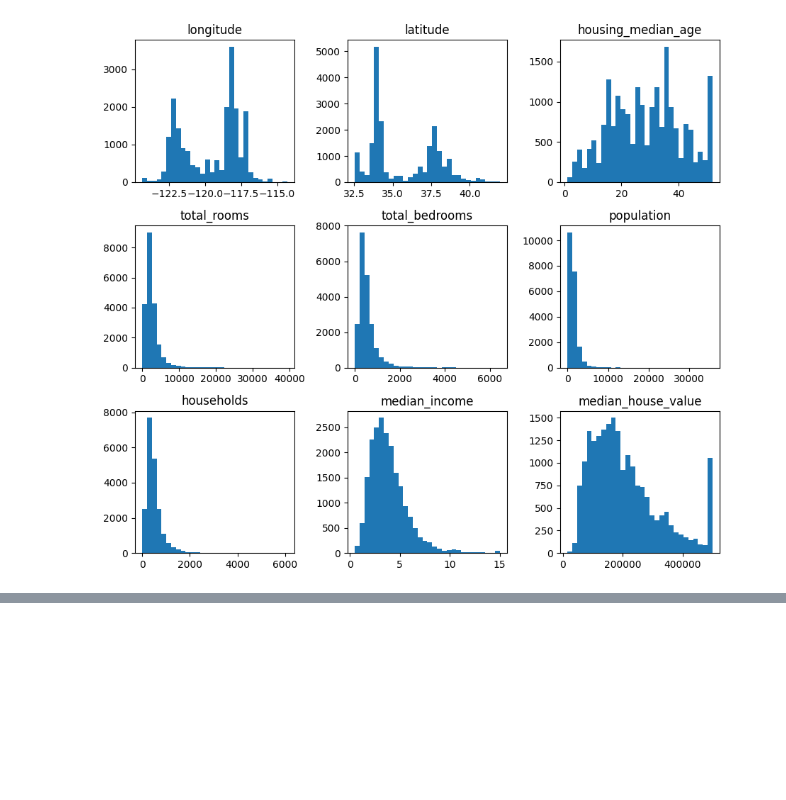
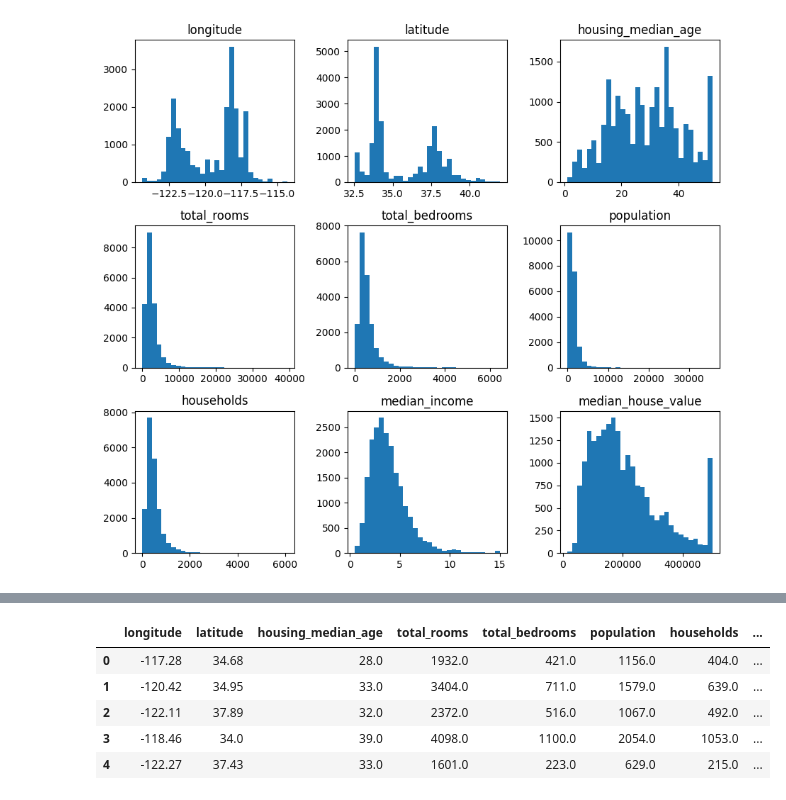
Before and after one commit to AdrianSSkog/Statistiska_Metoder, a Jupyter notebook: Labb/Labb_EDA.ipynb, the cells around one changed output, grey strips where cells are left out. Cells and saved outputs as stored; diff of their text form; code cells hidden in the pictures; blank space fills up the shorter version.

```diff
--- a/Labb/Labb_EDA.ipynb
+++ b/Labb/Labb_EDA.ipynb
@@ -189 +196,12 @@ array([[ 1.    , -0.9246, -0.1094,  0.0455,  0.0696,  0.1003,  0.0565,
+# %%
+reg_features = pd.DataFrame(df_enc, columns=feature_names)
+#reg_features.drop(columns=["total_bedrooms", "population", "households"], inplace=True)
+reg_features.head()
+# %% [output]
+|  | longitude | latitude | housing_median_age | total_rooms | total_bedrooms | population | households | ... |
+| 0 | -117.28 | 34.68 | 28.0 | 1932.0 | 421.0 | 1156.0 | 404.0 | ... |
+| 1 | -120.42 | 34.95 | 33.0 | 3404.0 | 711.0 | 1579.0 | 639.0 | ... |
+| 2 | -122.11 | 37.89 | 32.0 | 2372.0 | 516.0 | 1067.0 | 492.0 | ... |
+| 3 | -118.46 | 34.0 | 39.0 | 4098.0 | 1100.0 | 2054.0 | 1053.0 | ... |
+| 4 | -122.27 | 37.43 | 33.0 | 1601.0 | 223.0 | 629.0 | 215.0 | ... |
 # %%
```
Also changed, not shown: parts of 5 cells of this notebook, 4 other files.
